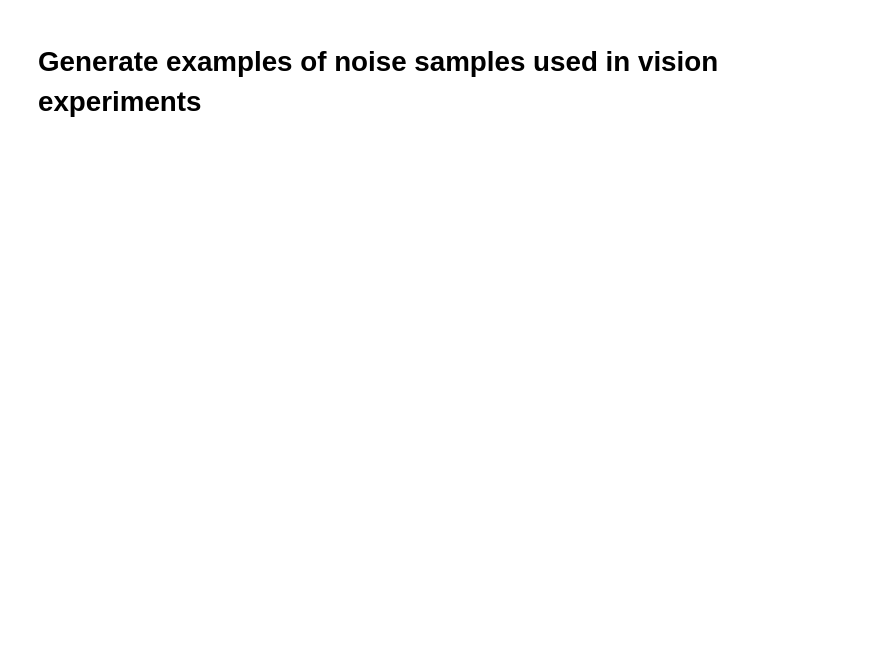
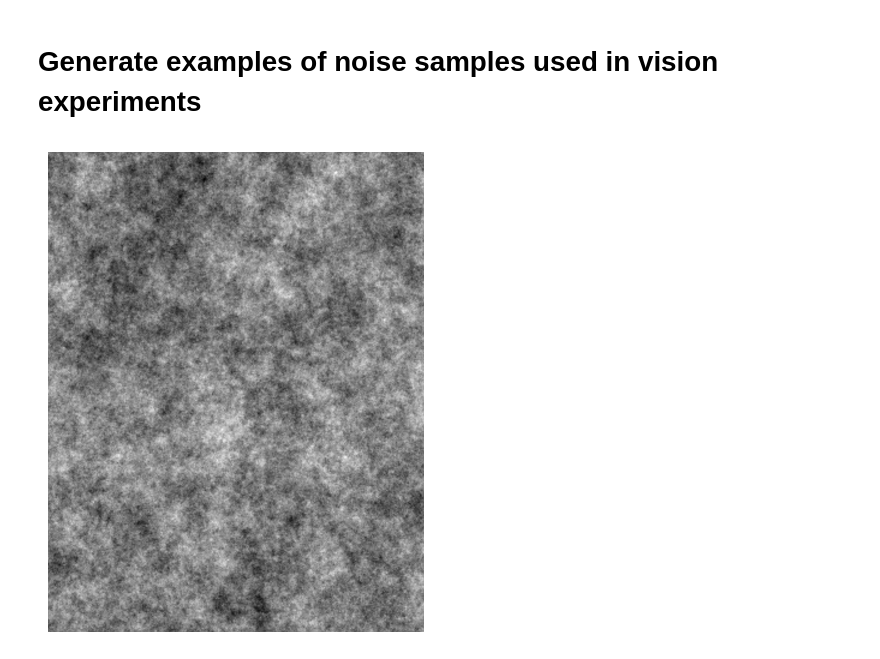
Before and after one commit to annabelfan/convergence2024, a Jupyter notebook: scripts/generate-noise-samples.ipynb, the cells around one changed output. Cells and saved outputs as stored; diff of their text form; code cells hidden in the pictures; blank space fills up the shorter version.

Commit message:
backup sending pink noise

```diff
--- a/scripts/generate-noise-samples.ipynb
+++ b/scripts/generate-noise-samples.ipynb
@@ -13,3 +14,17 @@ from psychopy import gui, core
+# %%
+# Back up load a saved noise image
+image = np.load('../noise_samples/pink_pink_0.npy')
+
+fig = plt.figure(frameon=False) # show image without axes
+
+ax = plt.Axes(fig, [0., 0., 1., 1.])
+ax.set_axis_off()
+fig.add_axes(ax)
+ax.imshow(image, cmap="gray")
+
+fig.savefig("../noise_samples/pink_noise")
+# %% [output]
+[figure, added]
 # %%
 expInfo = {'image_height_pix': 100,
            'image_width_pix': 100,
```
Also changed, not shown: parts of 1 cell of this notebook, 2 other files.
